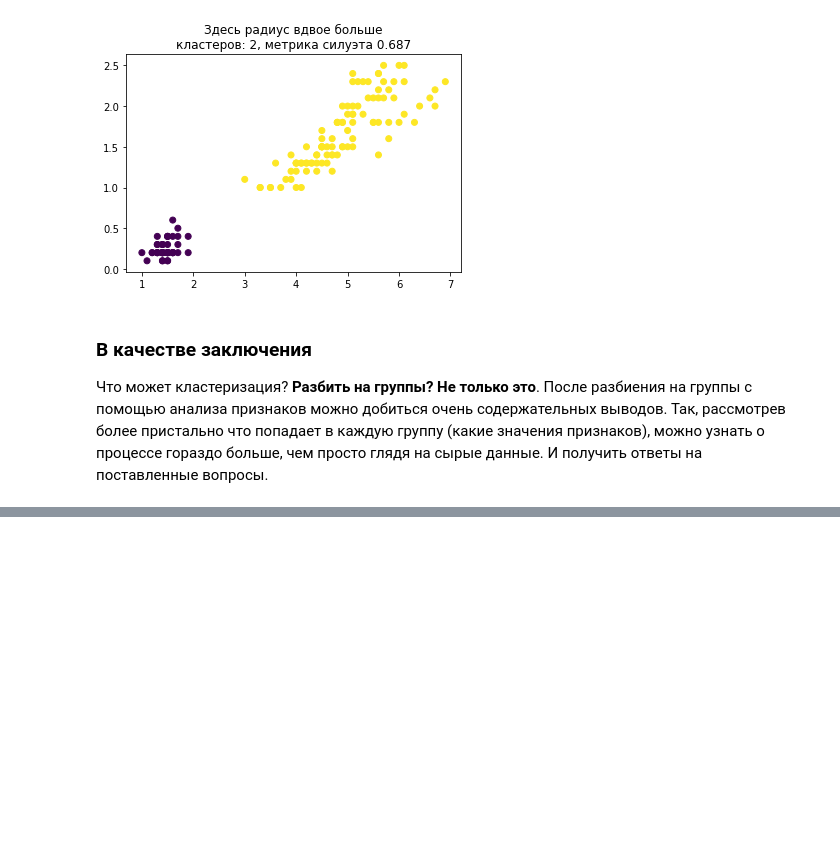
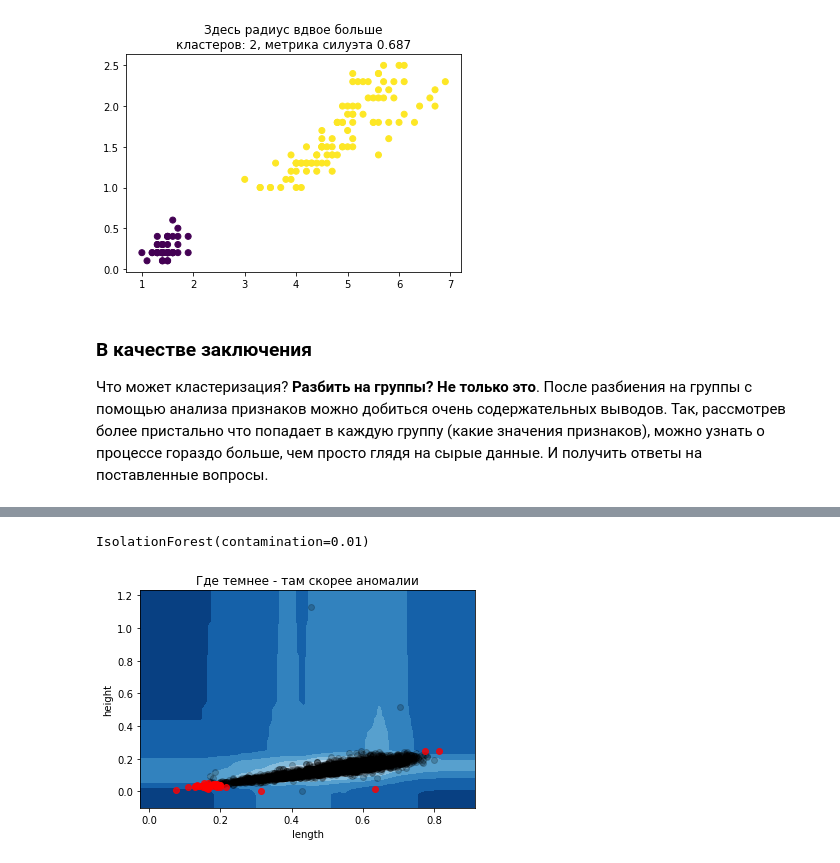
Before and after one commit to timeseries-ru/course, a Jupyter notebook: day_3.ipynb, the cells around one changed output, grey strips where cells are left out. Cells and saved outputs as stored; diff of their text form; code cells hidden in the pictures; blank space fills up the shorter version.

```diff
--- a/day_3.ipynb
+++ b/day_3.ipynb
@@ -485,0 +494,49 @@ plt.scatter(X[:, 0], X[:, 1], c=dbscan.labels_);
+# %%
+# считаем наши данные и выберем пару колонок сразу
+data = pd.read_csv('data/abalone.csv')[
+    ['length', 'height']
+]
+
+from sklearn.ensemble import IsolationForest
+isolation = IsolationForest(
+    n_estimators=100, # количество деревьев
+    contamination=0.01, # предварительный процент аномалий
+)
+
+isolation.fit(data)
+# %% [output]
+IsolationForest(contamination=0.01)
+# %%
+def plot_boundaries_IF(estimator, data, draw_columns):
+    xx, yy = np.meshgrid(
+        np.linspace(data[draw_columns[0]].min() - 0.1, data[draw_columns[0]].max() + 0.1),
+        np.linspace(data[draw_columns[1]].min() - 0.1, data[draw_columns[1]].max() + 0.1)
+    )
+    Z = estimator.decision_function(np.c_[xx.ravel(), yy.ravel()])
+    Z = Z.reshape(xx.shape)
+
+    plt.title("Где темнее - там скорее аномалии")
+    plt.contourf(xx, yy, Z, cmap=plt.cm.Blues_r)
+
+    predictions = estimator.predict(data)
+    outliers = predictions < 0
+    inliers = predictions > 0
+
+    plt.scatter(
+        data[draw_columns[0]].values[inliers],
+        data[draw_columns[1]].values[inliers],
+        c='black', alpha=0.2
+    );
+
+    plt.scatter(
+        data[draw_columns[0]].values[outliers],
+        data[draw_columns[1]].values[outliers],
+        c='red', alpha=0.8
+    );
+
+    plt.xlabel(draw_columns[0]);
+    plt.ylabel(draw_columns[1]);
+
+plot_boundaries_IF(isolation, data, ['length', 'height']);
+# %% [output]
+[figure, added]
```
Also changed, not shown: parts of 6 cells of this notebook.
